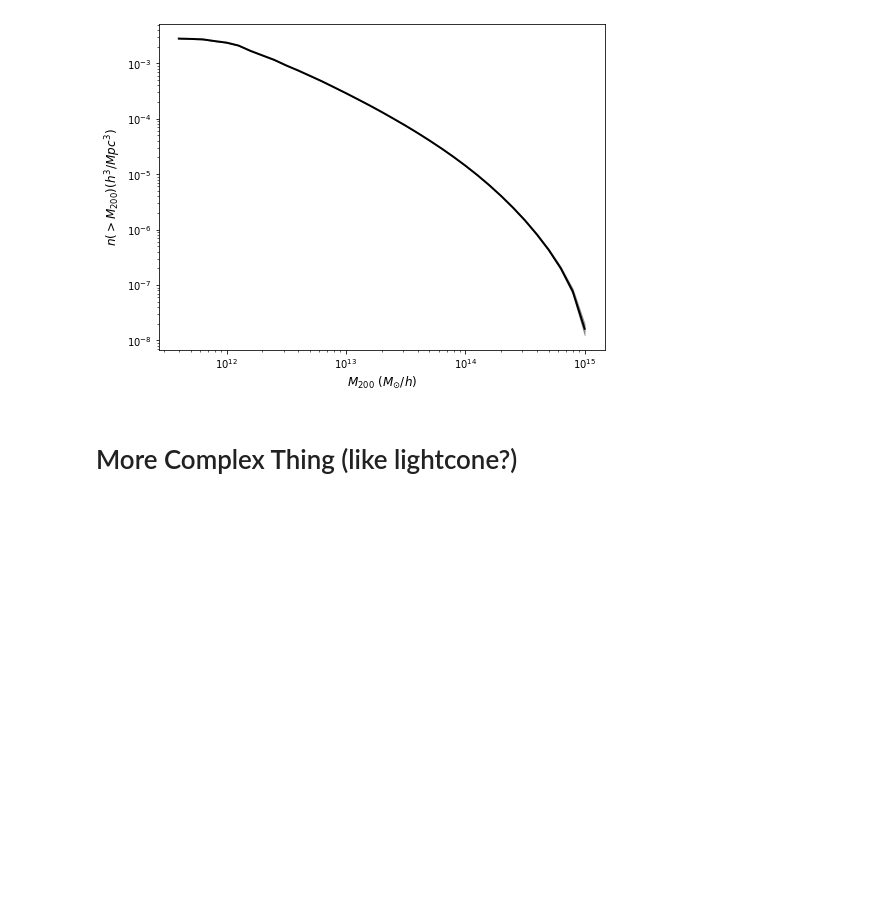
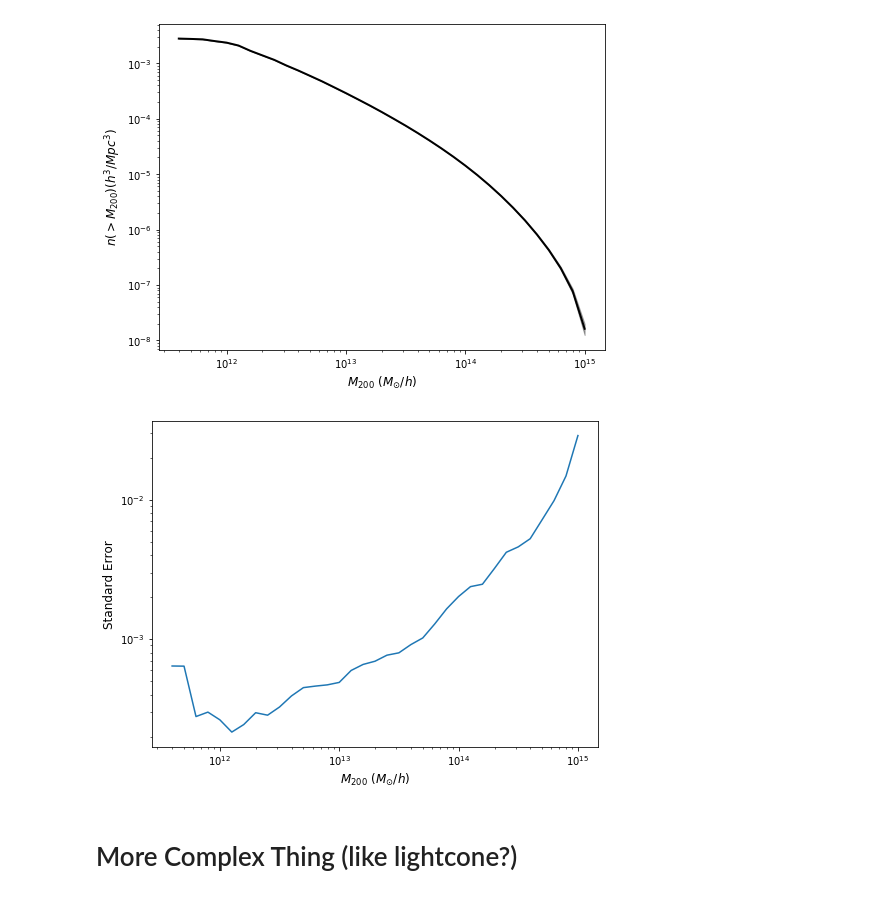
Before and after one commit to bfalck/indra-tools, a Jupyter notebook: database_examples.ipynb, the cells around one changed output. Saved outputs shown, nothing was run; the diff lists cells and outputs as text; code cells hidden in the pictures; blank space fills up the shorter version.

```diff
--- a/database_examples.ipynb
+++ b/database_examples.ipynb
@@ -294,6 +295,18 @@ plt.xlabel(r'$M_{200}$ ($M_{\odot}/h$)',size='large')
 plt.ylabel(r'$n(>M_{200}) (h^3/Mpc^3)$',size='large');
 # %% [output]
 [figure]
+# %%
+nhmean = np.mean(nhalo,1)
+nhsig = np.std(nhalo,1)
+# %%
+plt.figure(figsize=(8,6))
+plt.plot(mbins,nhsig/(nhmean*np.sqrt(nruns)))
+plt.xscale('log')
+plt.yscale('log')
+plt.xlabel(r'$M_{200}$ ($M_{\odot}/h$)',size='large')
+plt.ylabel('Standard Error',size='large');
+# %% [output]
+[figure, added]
 # %% [markdown]
 # More Complex Thing (like lightcone?)
 <a id="key4"></a>
```
Also changed, not shown: parts of 4 cells of this notebook, 5 other files.
